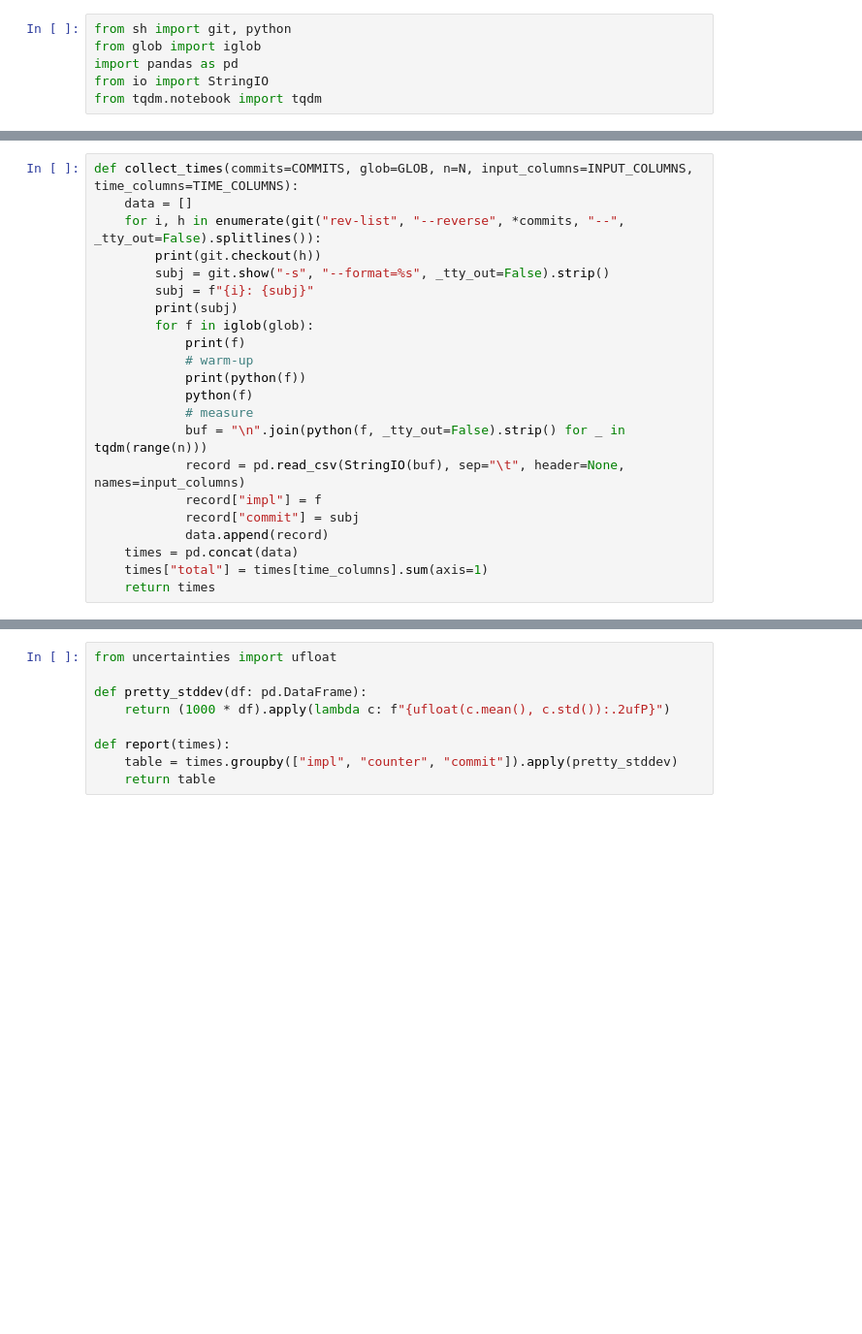
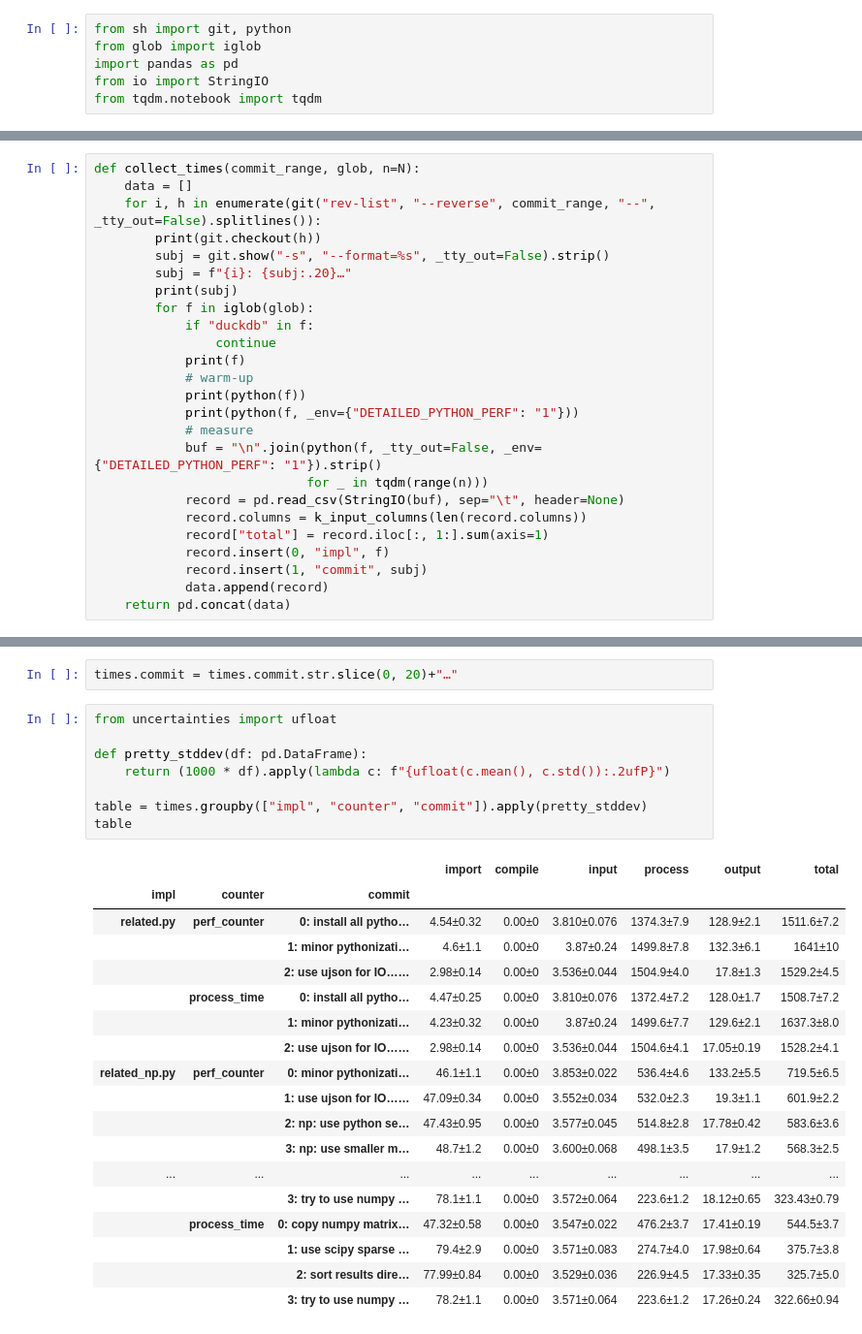
Before and after one commit to fizmat/related_post_gen_python_timing, a Jupyter notebook: main.ipynb, the cells around one changed output, grey strips where cells are left out. Shown at 97% size. Cells and saved outputs as stored; diff of their text form; blank space fills up the shorter version.

```diff
--- a/main.ipynb
+++ b/main.ipynb
@@ -21,22 +35,25 @@ N = 100
 # %%
-def collect_times(commits=COMMITS, glob=GLOB, n=N, input_columns=INPUT_COLUMNS, time_columns=TIME_COLUMNS):
+def collect_times(commit_range, glob, n=N):
     data = []
-    for i, h in enumerate(git("rev-list", "--reverse", *commits, "--", _tty_out=False).splitlines()):
+    for i, h in enumerate(git("rev-list", "--reverse", commit_range, "--", _tty_out=False).splitlines()):
         print(git.checkout(h))
         subj = git.show("-s", "--format=%s", _tty_out=False).strip()
-        subj = f"{i}: {subj}"
+        subj = f"{i}: {subj:.20}…"
         print(subj)
         for f in iglob(glob):
+            if "duckdb" in f:
+                continue
             print(f)
             # warm-up
             print(python(f))
-            python(f)
+            print(python(f, _env={"DETAILED_PYTHON_PERF": "1"}))
             # measure
-            buf = "\n".join(python(f, _tty_out=False).strip() for _ in tqdm(range(n)))
-            record = pd.read_csv(StringIO(buf), sep="\t", header=None, names=input_columns)
-            record["impl"] = f
-            record["commit"] = subj
+            buf = "\n".join(python(f, _tty_out=False, _env={"DETAILED_PYTHON_PERF": "1"}).strip()
+                            for _ in tqdm(range(n)))
+            record = pd.read_csv(StringIO(buf), sep="\t", header=None)
+            record.columns = k_input_columns(len(record.columns))
+            record["total"] = record.iloc[:, 1:].sum(axis=1)
+            record.insert(0, "impl", f)
+            record.insert(1, "commit", subj)
             data.append(record)
-    times = pd.concat(data)
-    times["total"] = times[time_columns].sum(axis=1)
-    return times
+    return pd.concat(data)
@@ -43,11 +138,31 @@ def collect_times(commits=COMMITS, glob=GLOB, n=N, input_columns=INPUT_COLUMNS,
+# %%
+times.commit = times.commit.str.slice(0, 20)+"…"
 # %%
 from uncertainties import ufloat
 
 def pretty_stddev(df: pd.DataFrame):
     return (1000 * df).apply(lambda c: f"{ufloat(c.mean(), c.std()):.2ufP}")
 
-def report(times):
-    table = times.groupby(["impl", "counter", "commit"]).apply(pretty_stddev)
-    return table
+table = times.groupby(["impl", "counter", "commit"]).apply(pretty_stddev)
+table
+# %% [output]
+|  |  |  | import | compile | input | process | output | total |
+| impl | counter | commit |  |  |  |  |  |  |
+| related.py | perf_counter | 0: install all pytho… | 4.54±0.32 | 0.00±0 | 3.810±0.076 | 1374.3±7.9 | 128.9±2.1 | 1511.6±7.2 |
+|  |  | 1: minor pythonizati… | 4.6±1.1 | 0.00±0 | 3.87±0.24 | 1499.8±7.8 | 132.3±6.1 | 1641±10 |
+|  |  | 2: use ujson for IO…… | 2.98±0.14 | 0.00±0 | 3.536±0.044 | 1504.9±4.0 | 17.8±1.3 | 1529.2±4.5 |
+|  | process_time | 0: install all pytho… | 4.47±0.25 | 0.00±0 | 3.810±0.076 | 1372.4±7.2 | 128.0±1.7 | 1508.7±7.2 |
+|  |  | 1: minor pythonizati… | 4.23±0.32 | 0.00±0 | 3.87±0.24 | 1499.6±7.7 | 129.6±2.1 | 1637.3±8.0 |
+|  |  | 2: use ujson for IO…… | 2.98±0.14 | 0.00±0 | 3.536±0.044 | 1504.6±4.1 | 17.05±0.19 | 1528.2±4.1 |
+| related_np.py | perf_counter | 0: minor pythonizati… | 46.1±1.1 | 0.00±0 | 3.853±0.022 | 536.4±4.6 | 133.2±5.5 | 719.5±6.5 |
+|  |  | 1: use ujson for IO…… | 47.09±0.34 | 0.00±0 | 3.552±0.034 | 532.0±2.3 | 19.3±1.1 | 601.9±2.2 |
+|  |  | 2: np: use python se… | 47.43±0.95 | 0.00±0 | 3.577±0.045 | 514.8±2.8 | 17.78±0.42 | 583.6±3.6 |
+|  |  | 3: np: use smaller m… | 48.7±1.2 | 0.00±0 | 3.600±0.068 | 498.1±3.5 | 17.9±1.2 | 568.3±2.5 |
+| ... | ... | ... | ... | ... | ... | ... | ... | ... |
+|  |  | 3: try to use numpy … | 78.1±1.1 | 0.00±0 | 3.572±0.064 | 223.6±1.2 | 18.12±0.65 | 323.43±0.79 |
+|  | process_time | 0: copy numpy matrix… | 47.32±0.58 | 0.00±0 | 3.547±0.022 | 476.2±3.7 | 17.41±0.19 | 544.5±3.7 |
+|  |  | 1: use scipy sparse … | 79.4±2.9 | 0.00±0 | 3.571±0.083 | 274.7±4.0 | 17.98±0.64 | 375.7±3.8 |
+|  |  | 2: sort results dire… | 77.99±0.84 | 0.00±0 | 3.529±0.036 | 226.9±4.5 | 17.33±0.35 | 325.7±5.0 |
+|  |  | 3: try to use numpy … | 78.2±1.1 | 0.00±0 | 3.571±0.064 | 223.6±1.2 | 17.26±0.24 | 322.66±0.94 |
 # %%
 import seaborn as sns
```
Also changed, not shown: parts of 24 cells of this notebook.
